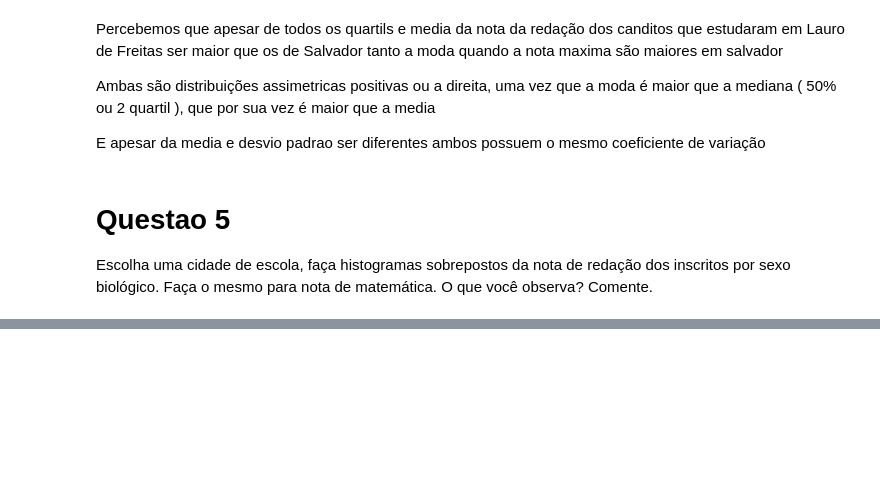
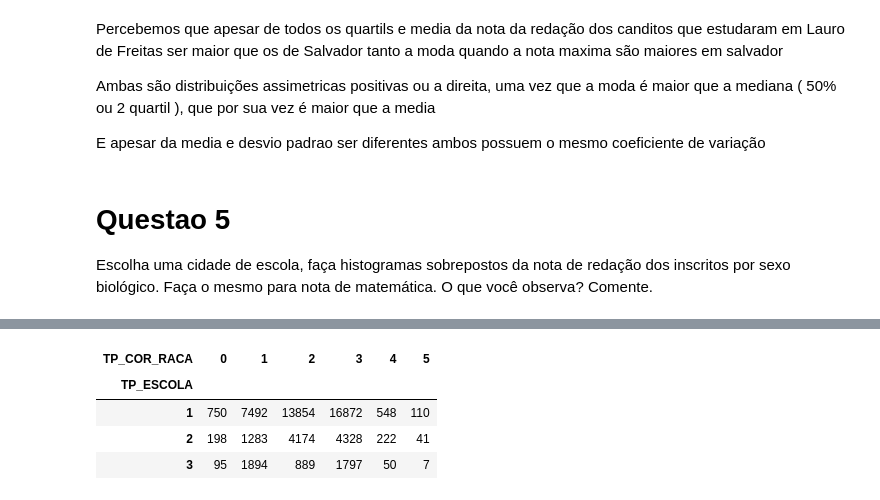
Before and after one commit to denielfer/Micro_dados_enem-2022, a Jupyter notebook: analize.ipynb, the cells around one changed output, grey strips where cells are left out. Cells and saved outputs as stored; diff of their text form; code cells hidden in the pictures; blank space fills up the shorter version.

```diff
--- a/analize.ipynb
+++ b/analize.ipynb
@@ -151,0 +211,9 @@ Histograma para sexo F
+# %%
+db["TP_ESCOLA"]
+pd.crosstab(db.TP_ESCOLA,db.TP_COR_RACA)
+# %% [output]
+| TP_COR_RACA | 0 | 1 | 2 | 3 | 4 | 5 |
+| TP_ESCOLA |  |  |  |  |  |  |
+| 1 | 750 | 7492 | 13854 | 16872 | 548 | 110 |
+| 2 | 198 | 1283 | 4174 | 4328 | 222 | 41 |
+| 3 | 95 | 1894 | 889 | 1797 | 50 | 7 |
```
Also changed, not shown: parts of 14 cells of this notebook, 1 other file.
